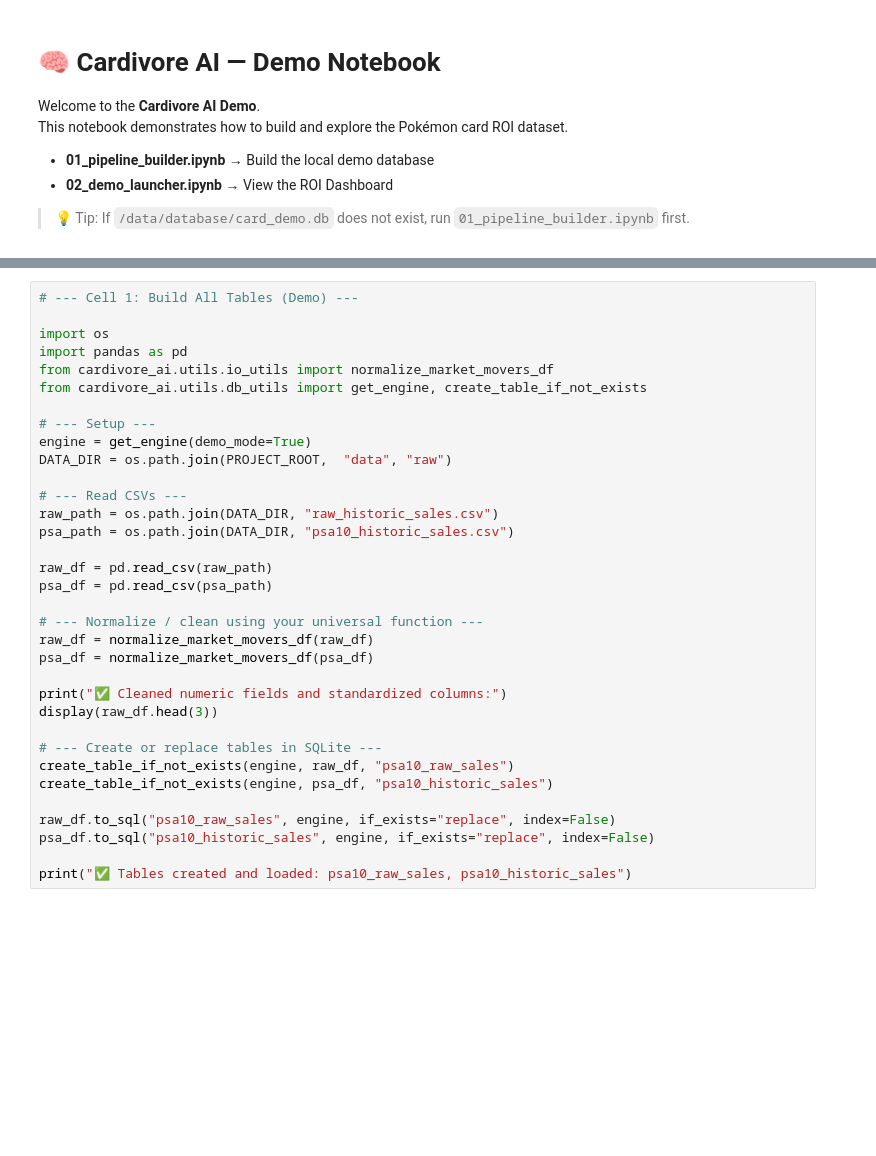
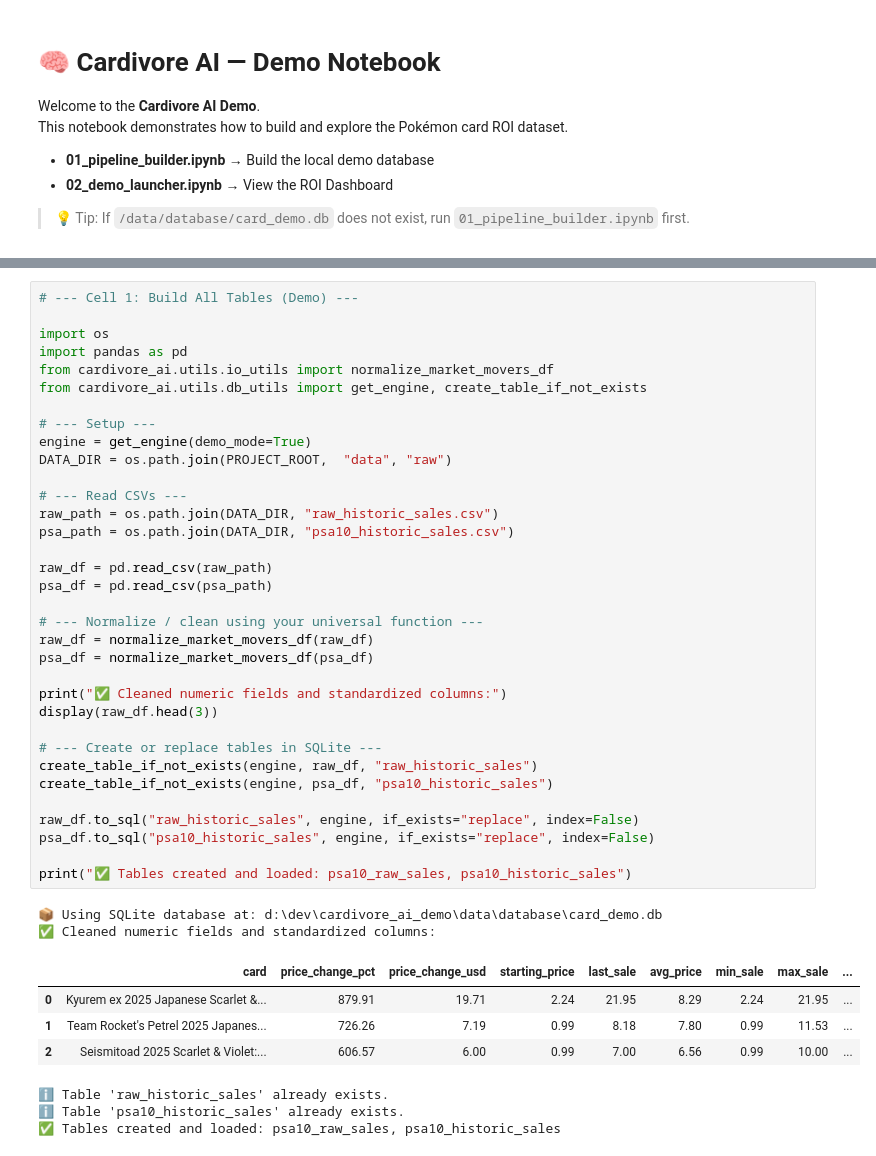
Before and after one commit to dkaugustine-git/cardivore_ai_demo, a Jupyter notebook: noteboooks/01_pipeline_builder.ipynb, the cells around one changed output, grey strips where cells are left out. Saved outputs shown, nothing was run; the diff lists cells and outputs as text; blank space fills up the shorter version.

Commit message:
fixed issue with loading new data and psa10_raw table

```diff
--- a/noteboooks/01_pipeline_builder.ipynb
+++ b/noteboooks/01_pipeline_builder.ipynb
@@ -30,35 +35,45 @@ print(f"✅ Environment bootstrapped.\nPROJECT_ROOT: {PROJECT_ROOT}")
 
 import os
 import pandas as pd
 from cardivore_ai.utils.io_utils import normalize_market_movers_df
 from cardivore_ai.utils.db_utils import get_engine, create_table_if_not_exists
 
 # --- Setup ---
 engine = get_engine(demo_mode=True)
 DATA_DIR = os.path.join(PROJECT_ROOT,  "data", "raw")
 
 # --- Read CSVs ---
 raw_path = os.path.join(DATA_DIR, "raw_historic_sales.csv")
 psa_path = os.path.join(DATA_DIR, "psa10_historic_sales.csv")
 
 raw_df = pd.read_csv(raw_path)
 psa_df = pd.read_csv(psa_path)
 
 # --- Normalize / clean using your universal function ---
 raw_df = normalize_market_movers_df(raw_df)
 psa_df = normalize_market_movers_df(psa_df)
 
 print("✅ Cleaned numeric fields and standardized columns:")
 display(raw_df.head(3))
 
 # --- Create or replace tables in SQLite ---
-create_table_if_not_exists(engine, raw_df, "psa10_raw_sales")
+create_table_if_not_exists(engine, raw_df, "raw_historic_sales")
 create_table_if_not_exists(engine, psa_df, "psa10_historic_sales")
 
-raw_df.to_sql("psa10_raw_sales", engine, if_exists="replace", index=False)
+raw_df.to_sql("raw_historic_sales", engine, if_exists="replace", index=False)
 psa_df.to_sql("psa10_historic_sales", engine, if_exists="replace", index=False)
 
 print("✅ Tables created and loaded: psa10_raw_sales, psa10_historic_sales")
+# %% [output]
+📦 Using SQLite database at: d:\dev\cardivore_ai_demo\data\database\card_demo.db
+✅ Cleaned numeric fields and standardized columns:
+|  | card | price_change_pct | price_change_usd | starting_price | last_sale | avg_price | min_sale | max_sale | ... |
+| 0 | Kyurem ex 2025 Japanese Scarlet &... | 879.91 | 19.71 | 2.24 | 21.95 | 8.29 | 2.24 | 21.95 | ... |
+| 1 | Team Rocket's Petrel 2025 Japanes... | 726.26 | 7.19 | 0.99 | 8.18 | 7.80 | 0.99 | 11.53 | ... |
+| 2 | Seismitoad 2025 Scarlet & Violet:... | 606.57 | 6.00 | 0.99 | 7.00 | 6.56 | 0.99 | 10.00 | ... |
+ℹ️ Table 'raw_historic_sales' already exists.
+ℹ️ Table 'psa10_historic_sales' already exists.
+✅ Tables created and loaded: psa10_raw_sales, psa10_historic_sales
 # %%
 # --- Cell 2: Build or Load card_summary ---
 from cardivore_ai.utils.pipeline_helper import get_summary_df
```
Also changed, not shown: parts of 2 cells of this notebook, 3 other files.
